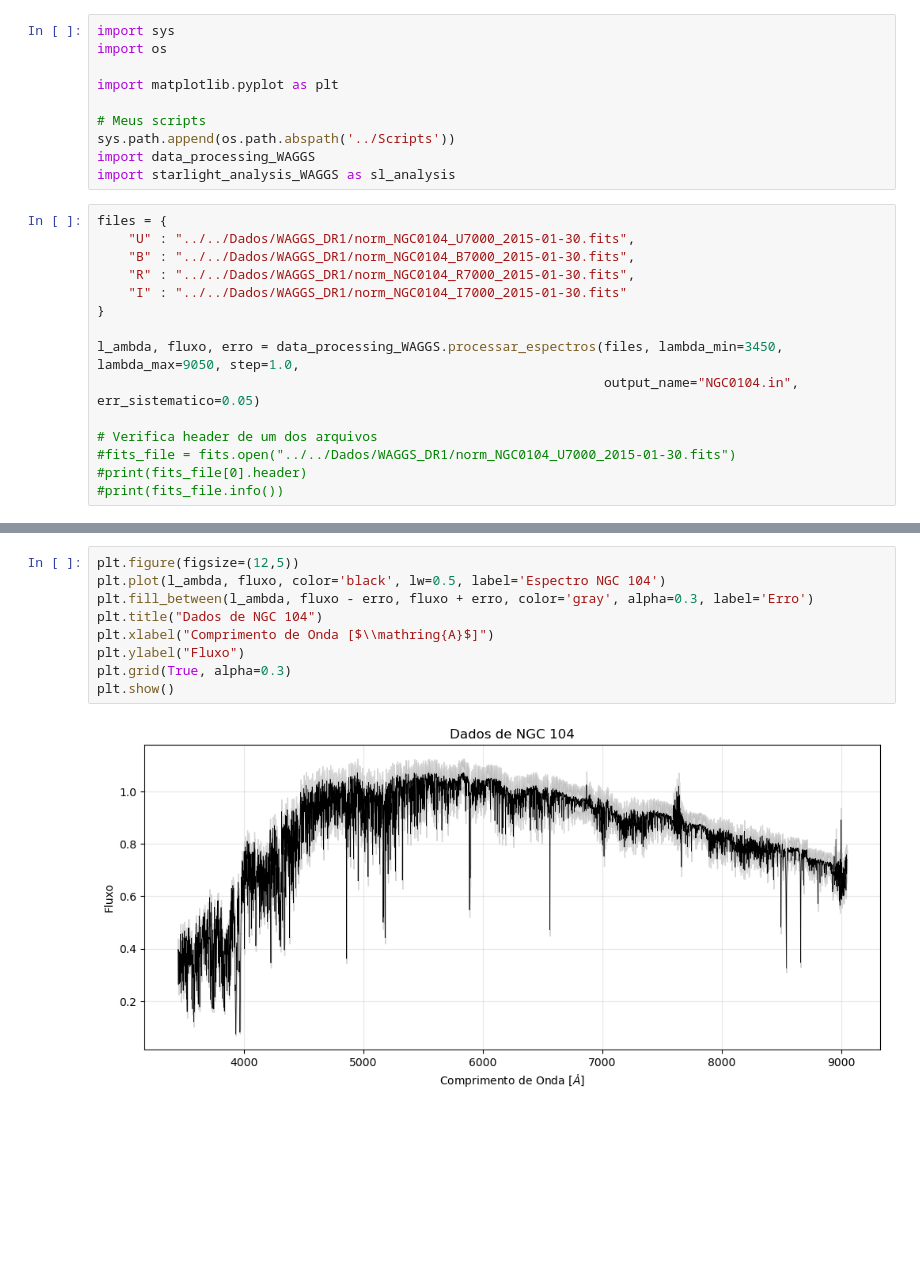
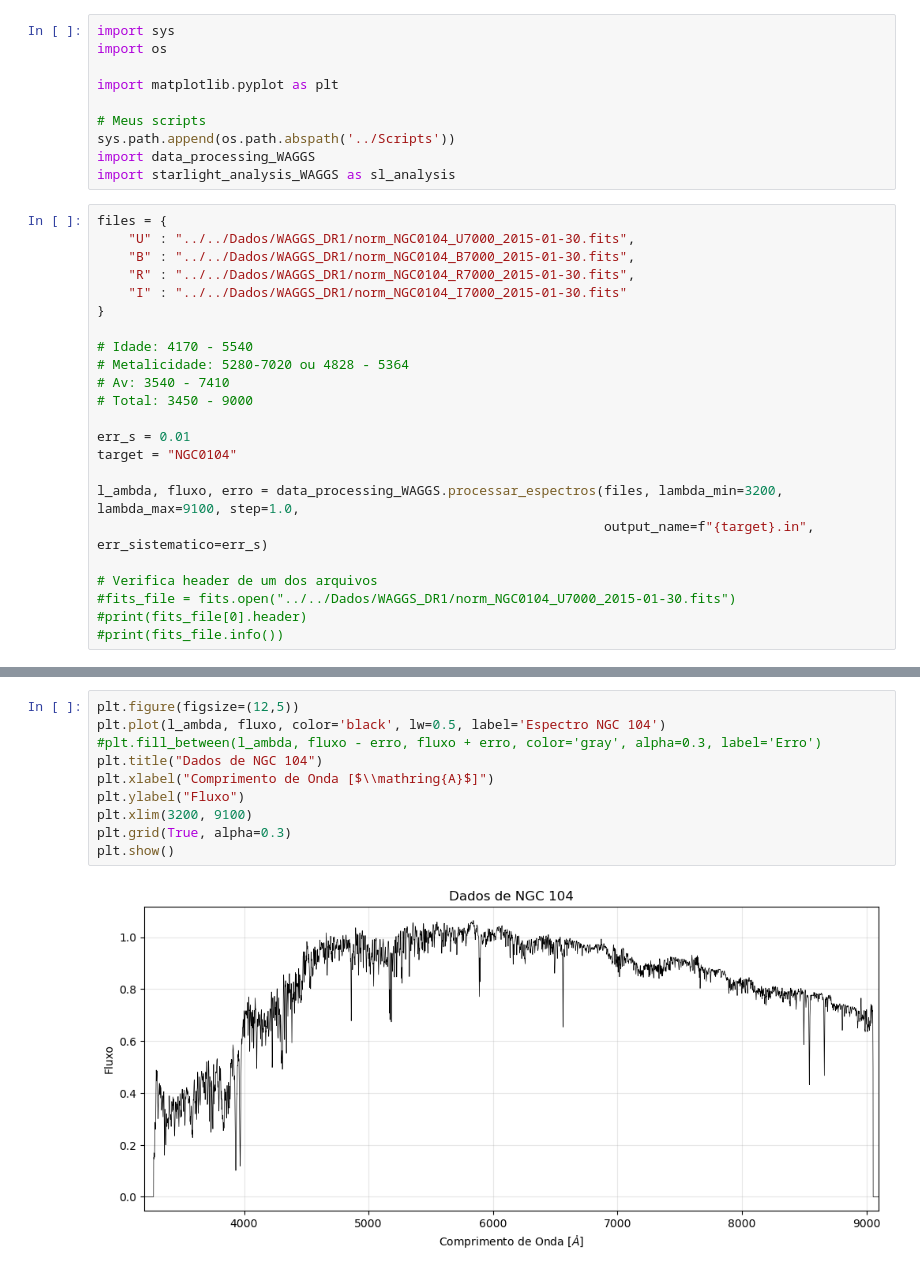
Before and after one commit to pedro-hro/STARLIGHT_IC, a Jupyter notebook: Runs_WAGGS/NGC0104/ngc0104.ipynb, the cells around one changed output, grey strips where cells are left out. Drawn from its saved outputs; the diff is of its cells as text; blank space fills up the shorter version.

Commit message:
update spectral analysis parameters and improve data processing, added spectral resolution correction

```diff
--- a/Runs_WAGGS/NGC0104/ngc0104.ipynb
+++ b/Runs_WAGGS/NGC0104/ngc0104.ipynb
@@ -16,8 +16,16 @@ files = {
     "I" : "../../Dados/WAGGS_DR1/norm_NGC0104_I7000_2015-01-30.fits"
 }
 
-l_ambda, fluxo, erro = data_processing_WAGGS.processar_espectros(files, lambda_min=3450, lambda_max=9050, step=1.0,
-                                                                 output_name="NGC0104.in", err_sistematico=0.05)
+# Idade: 4170 - 5540
+# Metalicidade: 5280-7020 ou 4828 - 5364
+# Av: 3540 - 7410
+# Total: 3450 - 9000
+
+err_s = 0.01
+target = "NGC0104"
+
+l_ambda, fluxo, erro = data_processing_WAGGS.processar_espectros(files, lambda_min=3200, lambda_max=9100, step=1.0,
+                                                                 output_name=f"{target}.in", err_sistematico=err_s)
 
 # Verifica header de um dos arquivos
 #fits_file = fits.open("../../Dados/WAGGS_DR1/norm_NGC0104_U7000_2015-01-30.fits")
@@ -28,14 +48,15 @@ Arquivo gerado: NGC0104.in
 # %%
 plt.figure(figsize=(12,5))
 plt.plot(l_ambda, fluxo, color='black', lw=0.5, label='Espectro NGC 104')
-plt.fill_between(l_ambda, fluxo - erro, fluxo + erro, color='gray', alpha=0.3, label='Erro')
+#plt.fill_between(l_ambda, fluxo - erro, fluxo + erro, color='gray', alpha=0.3, label='Erro')
 plt.title("Dados de NGC 104")
 plt.xlabel("Comprimento de Onda [$\\mathring{A}$]")
 plt.ylabel("Fluxo")
+plt.xlim(3200, 9100)
 plt.grid(True, alpha=0.3)
 plt.show()
 # %% [output]
-[figure, old version]
+[figure, new version]
 # %%
 out_file_path = "NGC0104.out"
 
```
Also changed, not shown: parts of 4 cells of this notebook, 4 other files.
